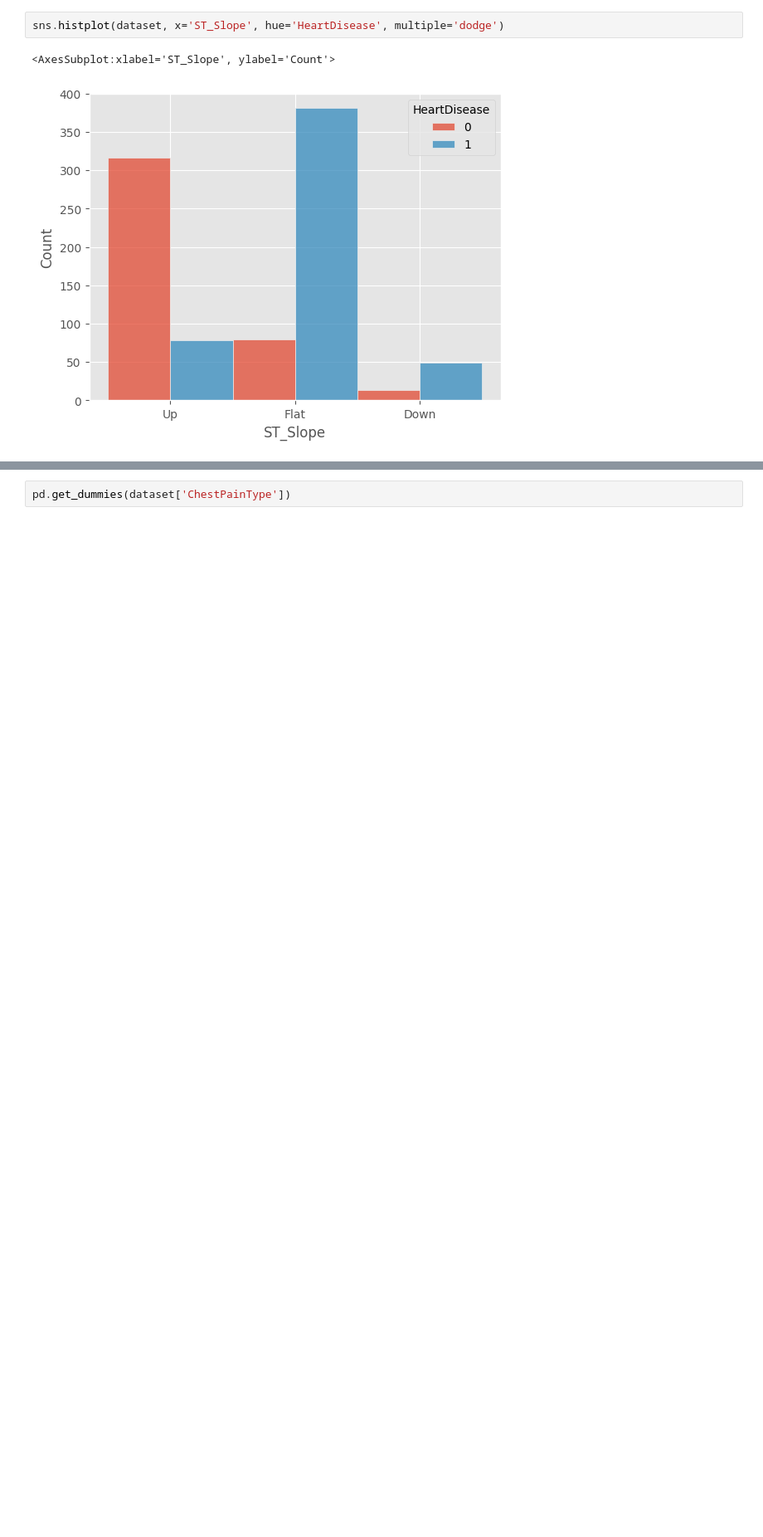
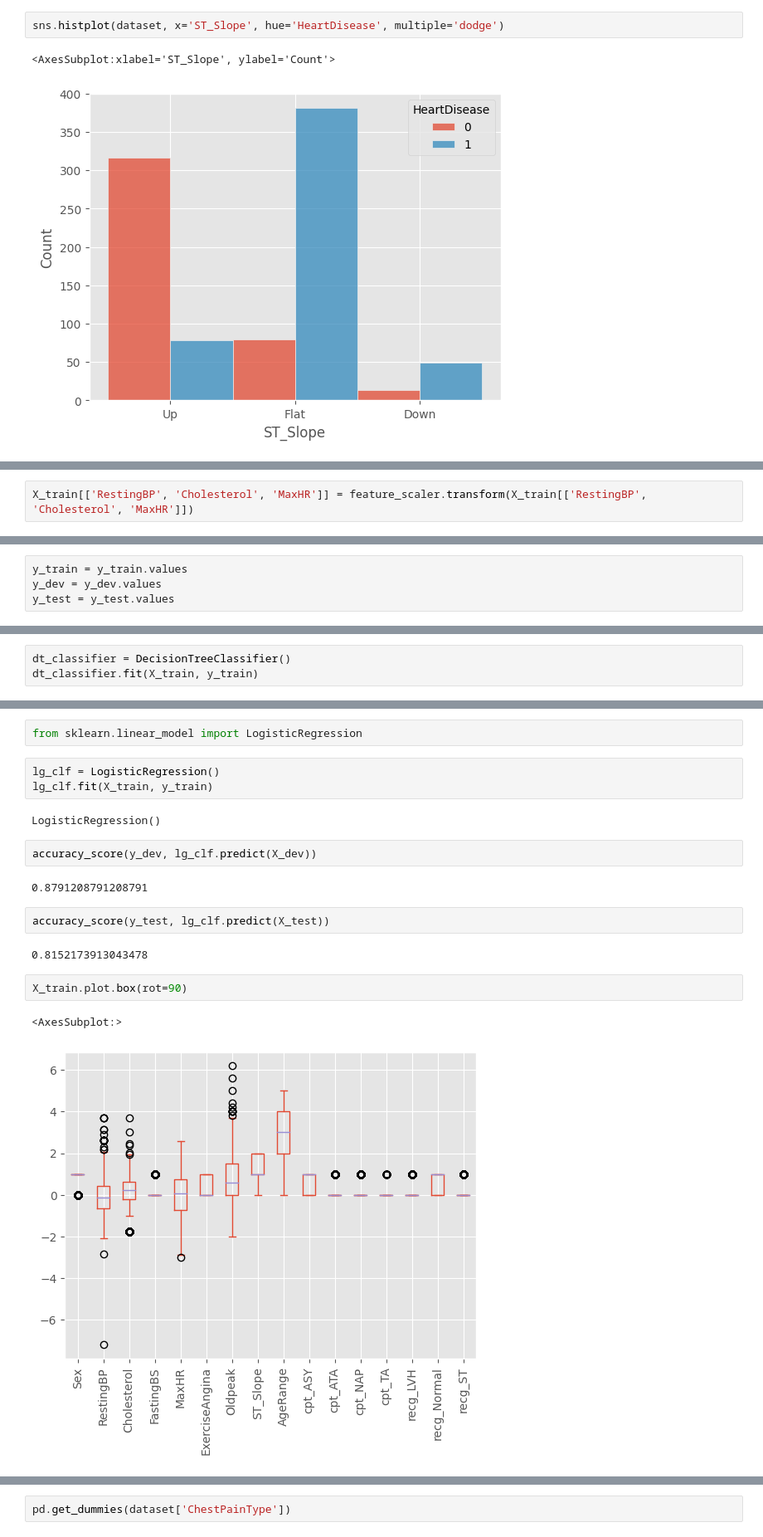
Before and after one commit to alditus/machine_learning_projects, a Jupyter notebook: heart_disease_dataset/heart_disease_data_cleaning.ipynb, the cells around one changed output, grey strips where cells are left out. Shown at 83% size. Cells and saved outputs as stored; diff of their text form; blank space fills up the shorter version.

Commit message:
Added preprocessing for datasets, splitted dataset into train, dev, test. Trained DT and Logistic Regression Classifiers

```diff
--- a/heart_disease_dataset/heart_disease_data_cleaning.ipynb
+++ b/heart_disease_dataset/heart_disease_data_cleaning.ipynb
@@ -345,0 +558,2 @@ sns.histplot(dataset, x='ST_Slope', hue='HeartDisease', multiple='dodge')
+# %%
+X_train[['RestingBP', 'Cholesterol', 'MaxHR']] = feature_scaler.transform(X_train[['RestingBP', 'Cholesterol', 'MaxHR']])
@@ -345,0 +576,4 @@ sns.histplot(dataset, x='ST_Slope', hue='HeartDisease', multiple='dodge')
+# %%
+y_train = y_train.values
+y_dev = y_dev.values
+y_test = y_test.values
@@ -345,0 +599,3 @@ sns.histplot(dataset, x='ST_Slope', hue='HeartDisease', multiple='dodge')
+# %%
+dt_classifier = DecisionTreeClassifier()
+dt_classifier.fit(X_train, y_train)
@@ -345,0 +642,20 @@ sns.histplot(dataset, x='ST_Slope', hue='HeartDisease', multiple='dodge')
+# %%
+from sklearn.linear_model import LogisticRegression
+# %%
+lg_clf = LogisticRegression()
+lg_clf.fit(X_train, y_train)
+# %% [output]
+LogisticRegression()
+# %%
+accuracy_score(y_dev, lg_clf.predict(X_dev))
+# %% [output]
+0.8791208791208791
+# %%
+accuracy_score(y_test, lg_clf.predict(X_test))
+# %% [output]
+0.8152173913043478
+# %%
+X_train.plot.box(rot=90)
+# %% [output]
+<AxesSubplot:>
+[figure, added]
```
Also changed, not shown: parts of 46 cells of this notebook.
